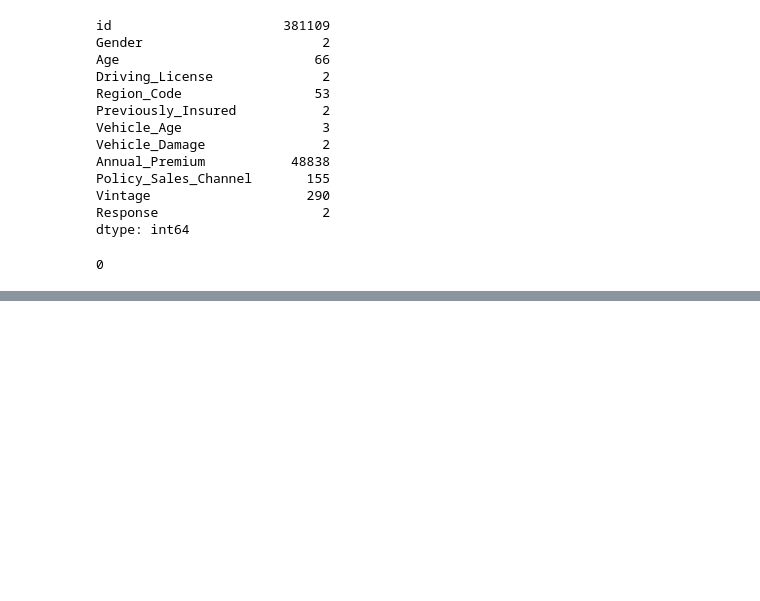
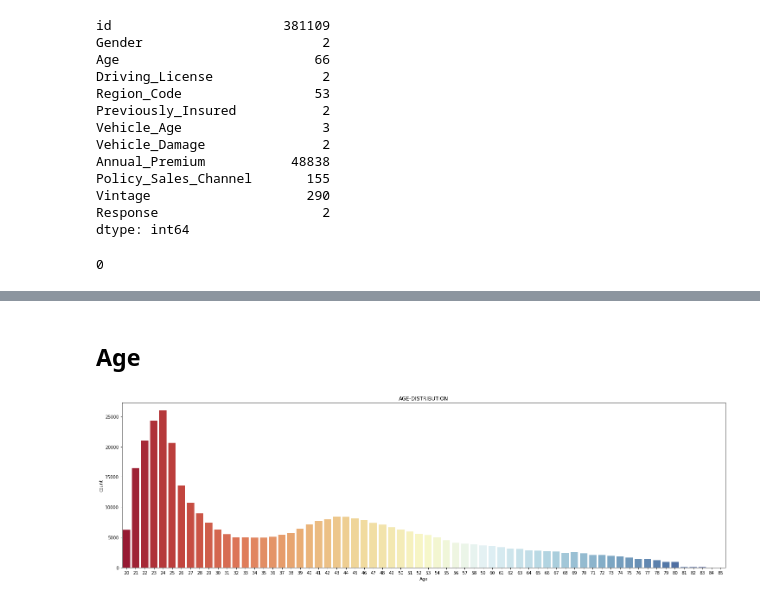
Before and after one commit to Ajinkya-dak/HEALTH-INSURANCE-CROSS-SELL-PREDICTION, a Jupyter notebook: HEALTH_INSURANCE_CROSS_SELL_PREDICTION.ipynb, the cells around one changed output, grey strips where cells are left out. Drawn from its saved outputs; the diff is of its cells as text; code cells hidden in the pictures; blank space fills up the shorter version.

```diff
--- a/HEALTH_INSURANCE_CROSS_SELL_PREDICTION.ipynb
+++ b/HEALTH_INSURANCE_CROSS_SELL_PREDICTION.ipynb
@@ -156,0 +184,9 @@ Health_df.duplicated().sum()
+# %% [markdown]
+## **Age**
+# %%
+plt.figure(figsize=(25,7))
+sns.countplot(Health_df['Age'],palette = 'RdYlBu')
+plt.title("AGE-DISTRIBUTION")
+plt.show()
+# %% [output]
+[figure, added]
```
Also changed, not shown: parts of 25 cells of this notebook.
